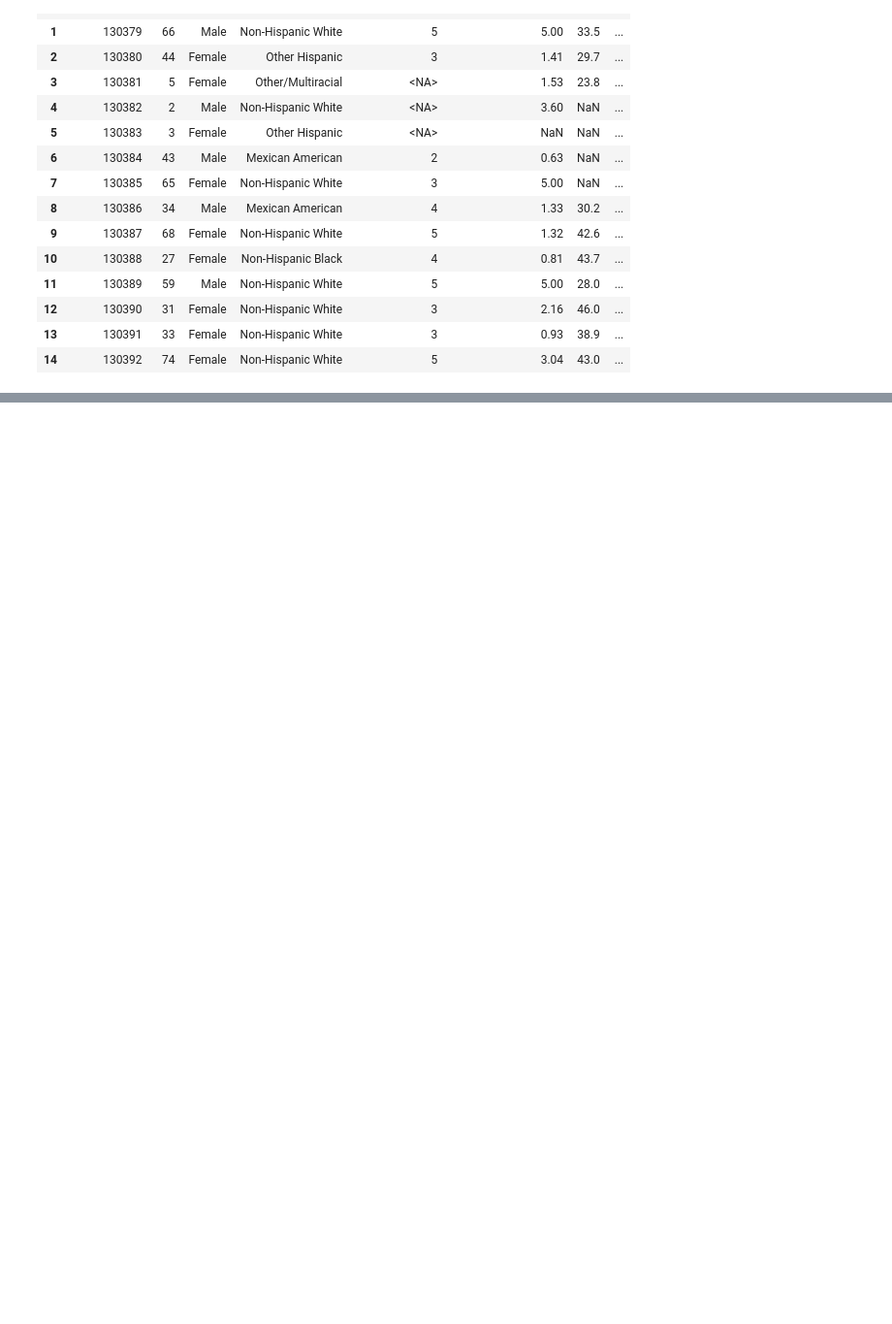
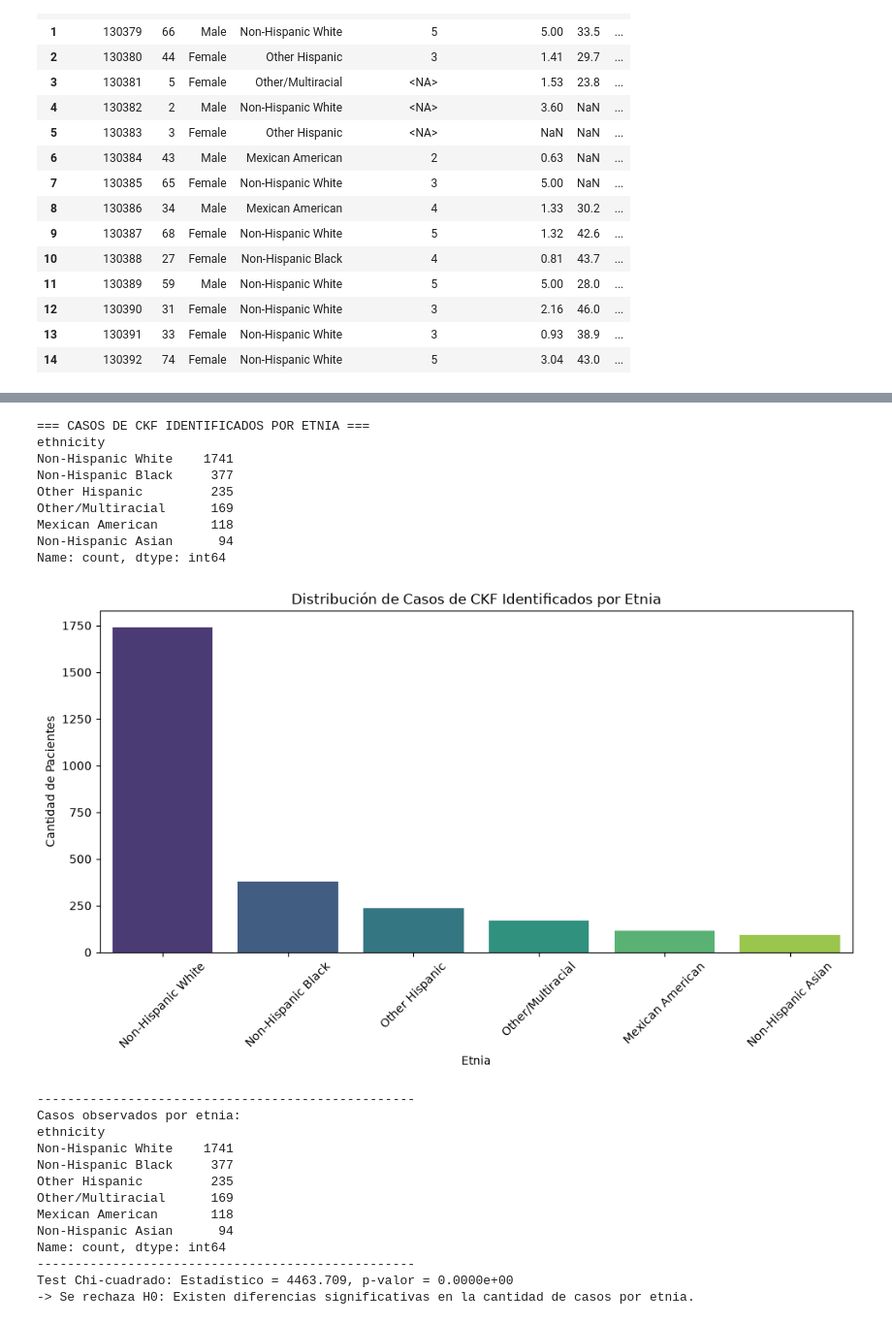
Before and after one commit to FranGonzalez354/TPE_fundamentos, a Jupyter notebook: CodeTPE.ipynb, the cells around one changed output, grey strips where cells are left out. Shown at 97% size. Cells and saved outputs as stored; diff of their text form; code cells hidden in the pictures; blank space fills up the shorter version.

```diff
--- a/CodeTPE.ipynb
+++ b/CodeTPE.ipynb
@@ -109,7 +113,7 @@ dtype: int64
 # %% [markdown]
 Primero vamos a transformar aquellas variables que sean cuantitativas discretas y esten representadas con float64 a int64 ya que no tiene sentido que tengan la parte decimal.
 # %%
-columnas = ["participant_id", "age", "education_level", "bp_systolic", "bp_diastolic", "blood_urea_nitrogen", "bicarbonate", "urine_creatinine", "diabetes_diagnosed", "insulin_use", "diabetes_pills", "ever_smoked"]
+columnas = ["participant_id", "age", "education_level", "bp_systolic", "bp_diastolic", "blood_urea_nitrogen", "bicarbonate", "urine_creatinine", "diabetes_diagnosed", "insulin_use", "diabetes_pills", "ever_smoked","current_smoker", "ckd_present"]
 data[columnas] = data[columnas].round().astype("Int64")
 data.head()
 # %% [output]
@@ -301,0 +322,75 @@ data.head(15)
+# %%
+import matplotlib.pyplot as plt
+import seaborn as sns
+from scipy import stats
+from statsmodels.stats.proportion import proportions_ztest
+
+filas_identificadas = (data['ckd_present'] == 1) & (data['ckd_stage'].notna())
+
+data_h1Profes = data[filas_identificadas].copy()
+
+conteo_etnias = data_h1Profes['ethnicity'].value_counts()
+print("=== CASOS DE CKF IDENTIFICADOS POR ETNIA ===")
+print(conteo_etnias)
+
+#Graficar para el análisis exploratorio
+if not conteo_etnias.empty:
+    plt.figure(figsize=(10, 6))
+    sns.barplot(
+        x=conteo_etnias.index,
+        y=conteo_etnias.values,
+        palette='viridis',
+        hue=conteo_etnias.index,
+        legend=False
+    )
+    plt.title('Distribución de Casos de CKF Identificados por Etnia')
+    plt.xlabel('Etnia')
+    plt.ylabel('Cantidad de Pacientes')
+    plt.xticks(rotation=45)
+    plt.tight_layout()
+    plt.show()
+else:
+    print("El DataFrame filtrado está vacío, no hay datos para graficar.")
+
+print("-" * 50)
+
+#Test de Chi-cuadrado
+conteo = data_h1Profes['ethnicity'].value_counts()
+print("Casos observados por etnia:")
+print(conteo)
+print("-" * 50)
+
+alpha = 0.05  # Nivel de significancia
+
+chi2, p_valor = stats.chisquare(f_obs=conteo)
+
+print(f"Test Chi-cuadrado: Estadístico = {chi2:.3f}, p-valor = {p_valor:.4e}")
+
+if p_valor < alpha:
+    print("-> Se rechaza H0: Existen diferencias significativas en la cantidad de casos por etnia.\n")
+else:
+    print("-> No se rechaza H0.\n")
+# %% [output]
+=== CASOS DE CKF IDENTIFICADOS POR ETNIA ===
+ethnicity
+Non-Hispanic White    1741
+Non-Hispanic Black     377
+Other Hispanic         235
+Other/Multiracial      169
+Mexican American       118
+Non-Hispanic Asian      94
+Name: count, dtype: int64
+[figure, added]
+--------------------------------------------------
+Casos observados por etnia:
+ethnicity
+Non-Hispanic White    1741
+Non-Hispanic Black     377
+Other Hispanic         235
+Other/Multiracial      169
+Mexican American       118
+Non-Hispanic Asian      94
+Name: count, dtype: int64
+--------------------------------------------------
+Test Chi-cuadrado: Estadístico = 4463.709, p-valor = 0.0000e+00
+-> Se rechaza H0: Existen diferencias significativas en la cantidad de casos por etnia.
```
Also changed, not shown: parts of 5 cells of this notebook, 2 other files.
